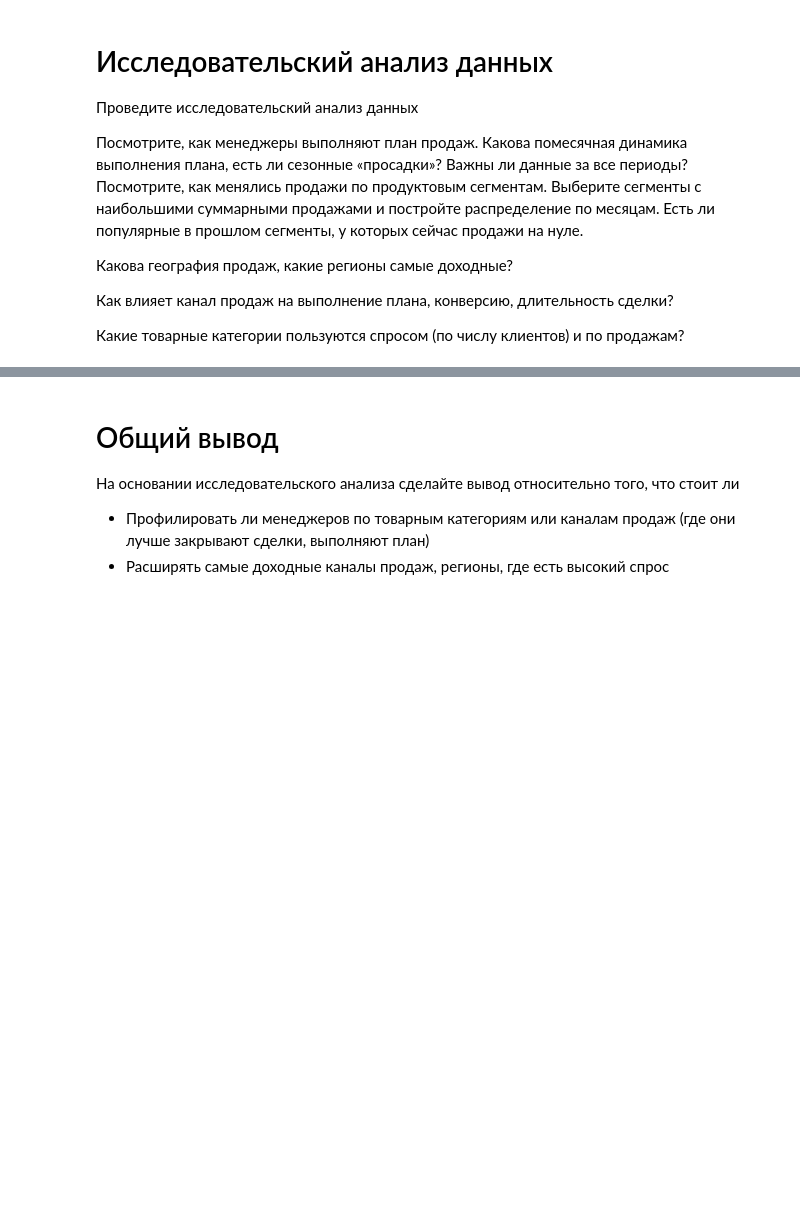
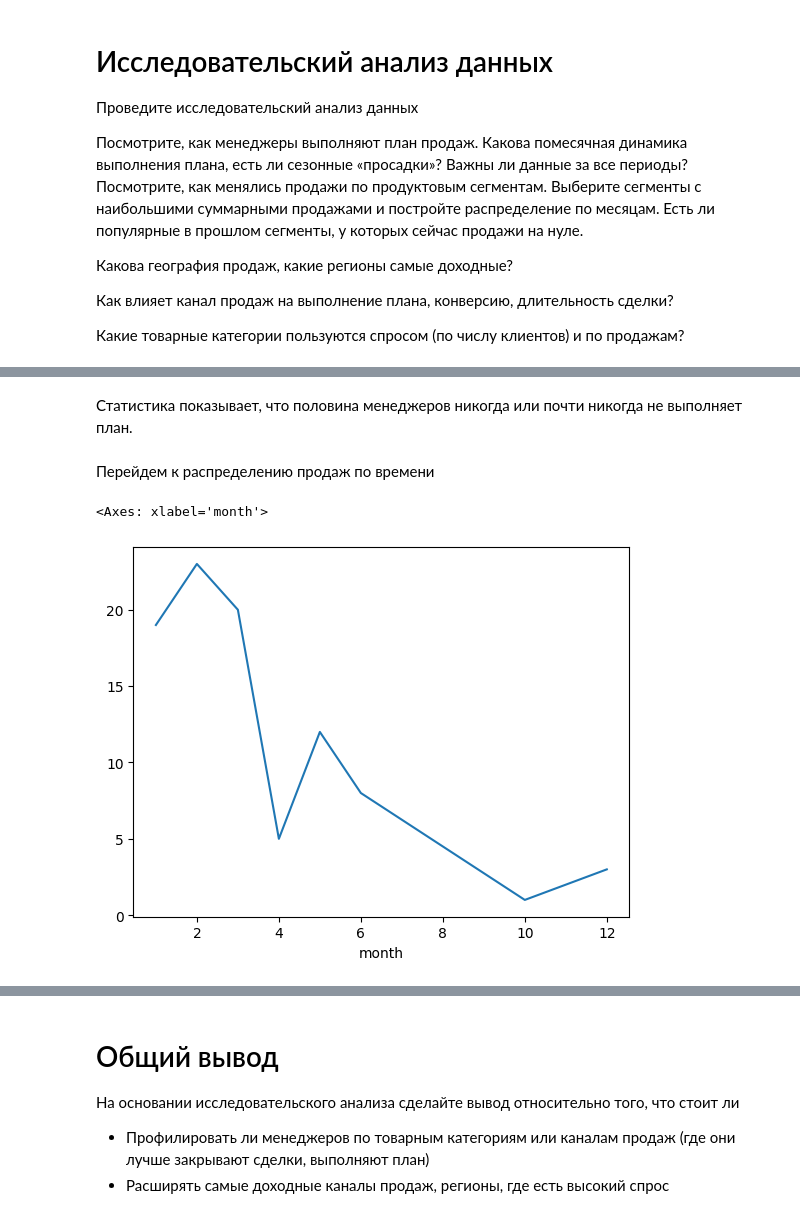
Before and after one commit to RayKoltner/datascience, a Jupyter notebook: Итоговый_проект_Кувшинов.ipynb, the cells around one changed output, grey strips where cells are left out. Saved outputs shown, nothing was run; the diff lists cells and outputs as text; code cells hidden in the pictures; blank space fills up the shorter version.

```diff
--- a/Итоговый_проект_Кувшинов.ipynb
+++ b/Итоговый_проект_Кувшинов.ipynb
@@ -83,0 +90,15 @@ data = data.set_axis(labels = ["id",
+# %%
+def status_to_number(status):
+  match status:
+    case "Закрыто":
+      return 2
+    case "Потерянно":
+      return 0
+    case "В процессе":
+      return 1
+
+data['status'] = data['status'].map(lambda x: status_to_number(x))
+print(data['status'].unique())
+
+data["status"].astype((int))
+print(data.groupby('status')['status'].count()) # Большинство сделок завершилось
@@ -83,0 +143,3 @@ data = data.set_axis(labels = ["id",
+# %%
+data['days_between'] = data['days_between'].replace(" ", "0")
+data['days_between'].astype((int))
@@ -97,0 +199,7 @@ data = data.set_axis(labels = ["id",
+# %%
+# Начнем с анализа эффективности менеджеров
+# Введём столбец выполненности плана
+data["completed_plan"] = data['real_amount'] >= data['planned_amount']
+complete_deals = data[data["status"] == 2] # Обновим таблицу для завершенных сделок
+print(data["completed_plan"].sum() / data["completed_plan"].count() * 100) # Сколько процентов от продаж
+print(complete_deals["completed_plan"].sum() / complete_deals["completed_plan"].count() * 100) # Для завершенных продаж
@@ -97,0 +225,12 @@ data = data.set_axis(labels = ["id",
+# %% [markdown]
+Статистика показывает, что половина менеджеров никогда или почти никогда не выполняет план.
+# %% [markdown]
+Перейдем к распределению продаж по времени
+# %%
+# Посмотрим на распределение продаж по времени
+data['month'] = data["deal_date"].dt.month
+complete_deals = data[data["status"] == 2] # Обновим таблицу для завершенных сделок
+complete_deals.groupby('month')['status'].count().plot()
+# %% [output]
+<Axes: xlabel='month'>
+[figure, added]
```
Also changed, not shown: parts of 38 cells of this notebook.
